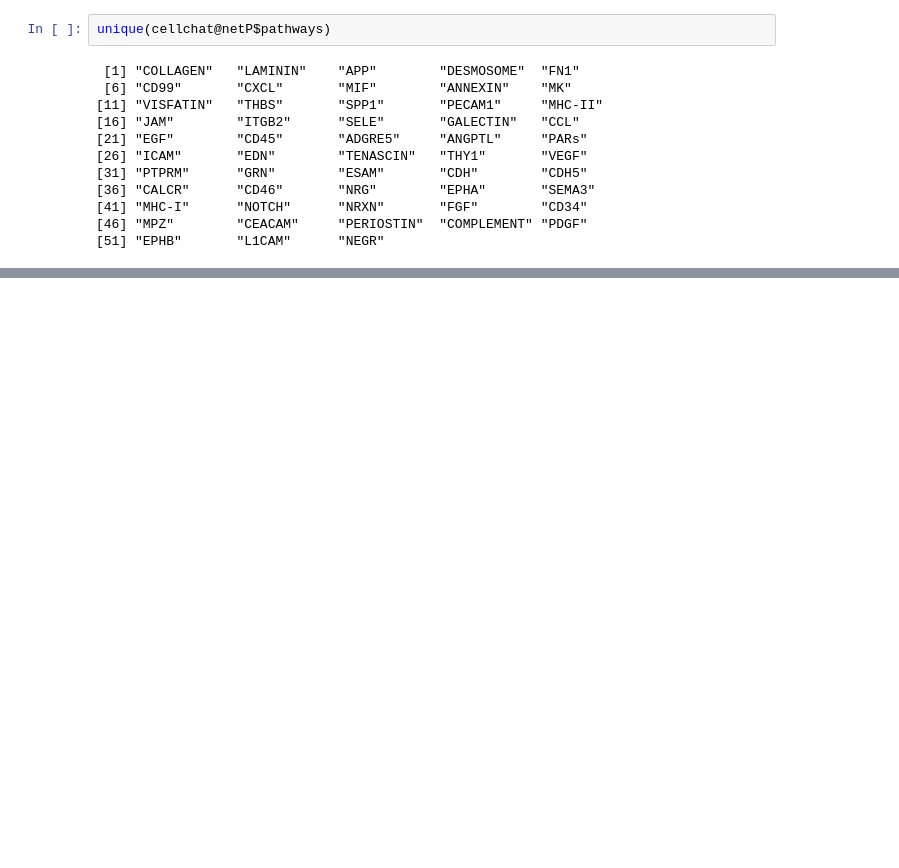
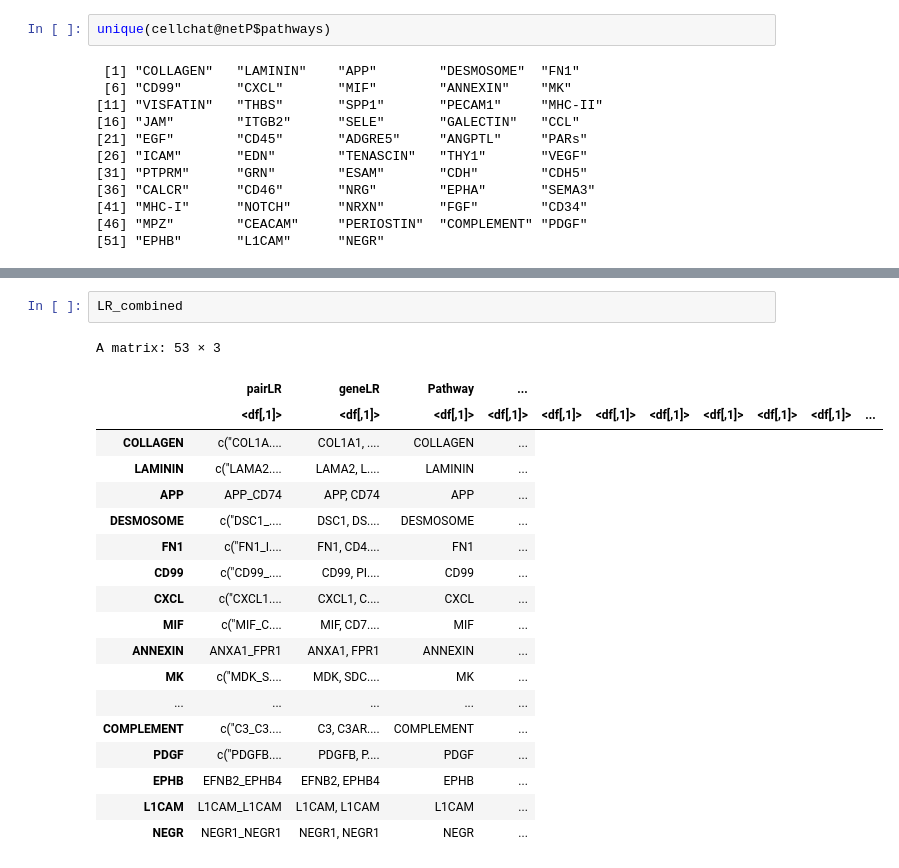
Before and after one commit to Bolin-BGI/R, a Jupyter notebook: ipynb/cellchat.ipynb, the cells around one changed output, grey strips where cells are left out. Drawn from its saved outputs; the diff is of its cells as text; blank space fills up the shorter version.

```diff
--- a/ipynb/cellchat.ipynb
+++ b/ipynb/cellchat.ipynb
@@ -408,0 +632,22 @@ unique(cellchat@netP$pathways)
+# %%
+LR_combined
+# %% [output]
+A matrix: 53 × 3
+|  | pairLR | geneLR | Pathway | ... |
+|  | <df[,1]> | <df[,1]> | <df[,1]> | <df[,1]> | <df[,1]> | <df[,1]> | <df[,1]> | <df[,1]> | <df[,1]> | <df[,1]> | ... |
+| COLLAGEN | c("COL1A.... | COL1A1, .... | COLLAGEN | ... |
+| LAMININ | c("LAMA2.... | LAMA2, L.... | LAMININ | ... |
+| APP | APP_CD74 | APP, CD74 | APP | ... |
+| DESMOSOME | c("DSC1_.... | DSC1, DS.... | DESMOSOME | ... |
+| FN1 | c("FN1_I.... | FN1, CD4.... | FN1 | ... |
+| CD99 | c("CD99_.... | CD99, PI.... | CD99 | ... |
+| CXCL | c("CXCL1.... | CXCL1, C.... | CXCL | ... |
+| MIF | c("MIF_C.... | MIF, CD7.... | MIF | ... |
+| ANNEXIN | ANXA1_FPR1 | ANXA1, FPR1 | ANNEXIN | ... |
+| MK | c("MDK_S.... | MDK, SDC.... | MK | ... |
+| ... | ... | ... | ... | ... |
+| COMPLEMENT | c("C3_C3.... | C3, C3AR.... | COMPLEMENT | ... |
+| PDGF | c("PDGFB.... | PDGFB, P.... | PDGF | ... |
+| EPHB | EFNB2_EPHB4 | EFNB2, EPHB4 | EPHB | ... |
+| L1CAM | L1CAM_L1CAM | L1CAM, L1CAM | L1CAM | ... |
+| NEGR | NEGR1_NEGR1 | NEGR1, NEGR1 | NEGR | ... |
```
Also changed, not shown: parts of 14 cells of this notebook.
